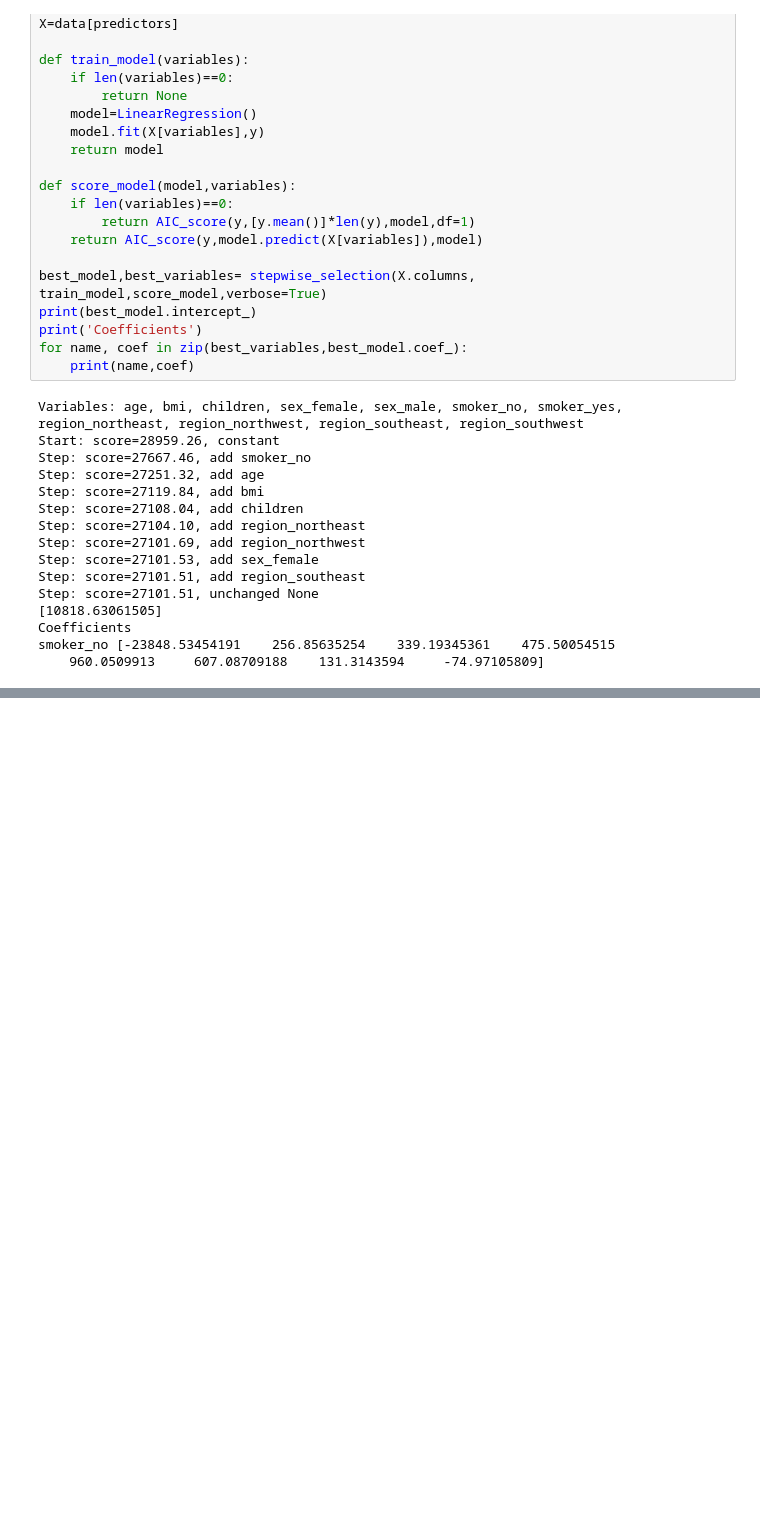
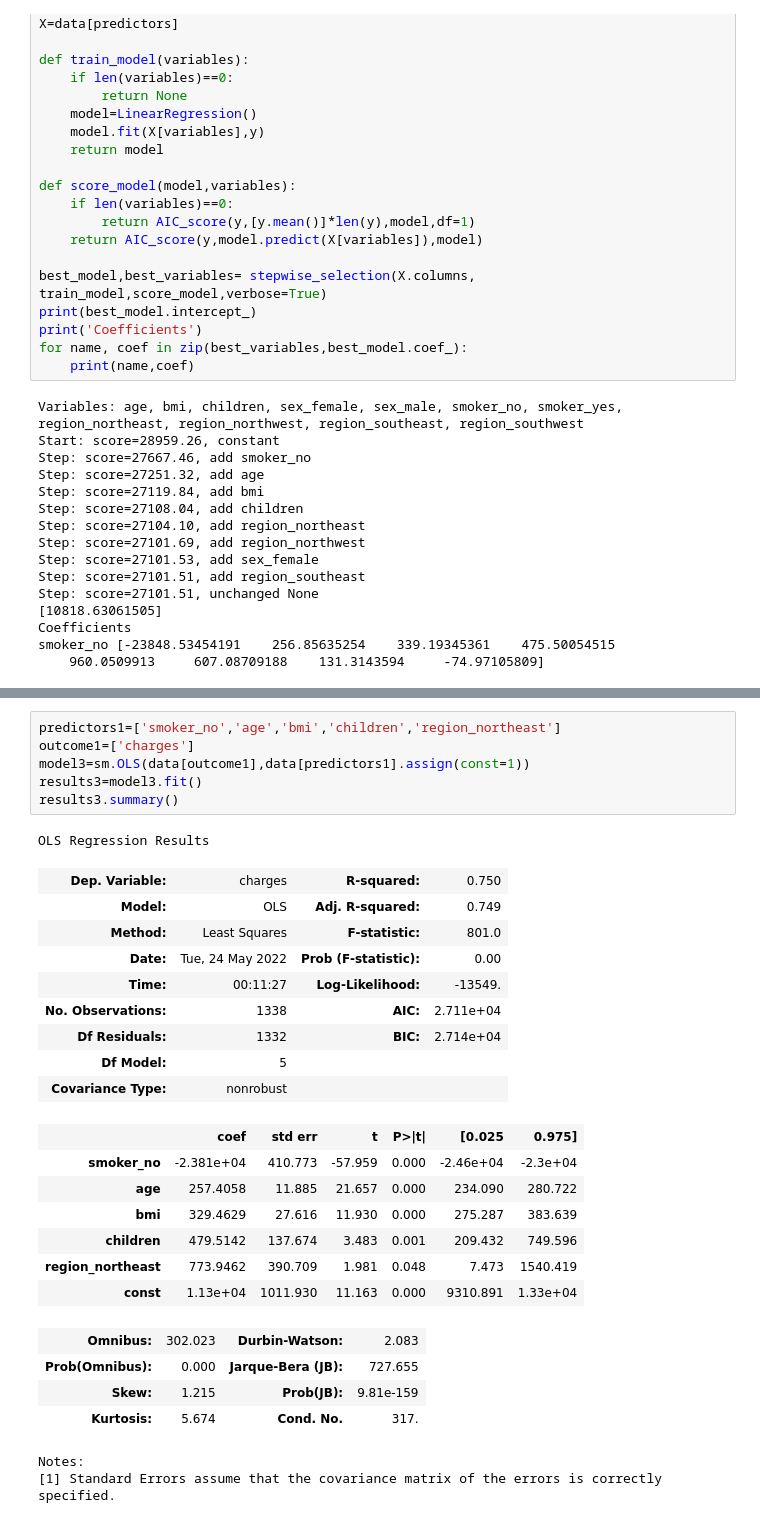
Before and after one commit to BraulioRivTri/AI-Fundamentals, a Jupyter notebook: Proyecto1.ipynb, the cells around one changed output, grey strips where cells are left out. Saved outputs shown, nothing was run; the diff lists cells and outputs as text; blank space fills up the shorter version.

```diff
--- a/Proyecto1.ipynb
+++ b/Proyecto1.ipynb
@@ -246,0 +273,30 @@ outcome=['']
+# %%
+predictors1=['smoker_no','age','bmi','children','region_northeast']
+outcome1=['charges']
+model3=sm.OLS(data[outcome1],data[predictors1].assign(const=1))
+results3=model3.fit()
+results3.summary()
+# %% [output]
+OLS Regression Results
+| Dep. Variable: | charges | R-squared: | 0.750 |
+| Model: | OLS | Adj. R-squared: | 0.749 |
+| Method: | Least Squares | F-statistic: | 801.0 |
+| Date: | Tue, 24 May 2022 | Prob (F-statistic): | 0.00 |
+| Time: | 00:11:27 | Log-Likelihood: | -13549. |
+| No. Observations: | 1338 | AIC: | 2.711e+04 |
+| Df Residuals: | 1332 | BIC: | 2.714e+04 |
+| Df Model: | 5 |  |  |
+| Covariance Type: | nonrobust |  |  |
+|  | coef | std err | t | P>|t| | [0.025 | 0.975] |
+| smoker_no | -2.381e+04 | 410.773 | -57.959 | 0.000 | -2.46e+04 | -2.3e+04 |
+| age | 257.4058 | 11.885 | 21.657 | 0.000 | 234.090 | 280.722 |
+| bmi | 329.4629 | 27.616 | 11.930 | 0.000 | 275.287 | 383.639 |
+| children | 479.5142 | 137.674 | 3.483 | 0.001 | 209.432 | 749.596 |
+| region_northeast | 773.9462 | 390.709 | 1.981 | 0.048 | 7.473 | 1540.419 |
+| const | 1.13e+04 | 1011.930 | 11.163 | 0.000 | 9310.891 | 1.33e+04 |
+| Omnibus: | 302.023 | Durbin-Watson: | 2.083 |
+| Prob(Omnibus): | 0.000 | Jarque-Bera (JB): | 727.655 |
+| Skew: | 1.215 | Prob(JB): | 9.81e-159 |
+| Kurtosis: | 5.674 | Cond. No. | 317. |
+Notes:
+[1] Standard Errors assume that the covariance matrix of the errors is correctly specified.
```
Also changed, not shown: parts of 9 cells of this notebook.
